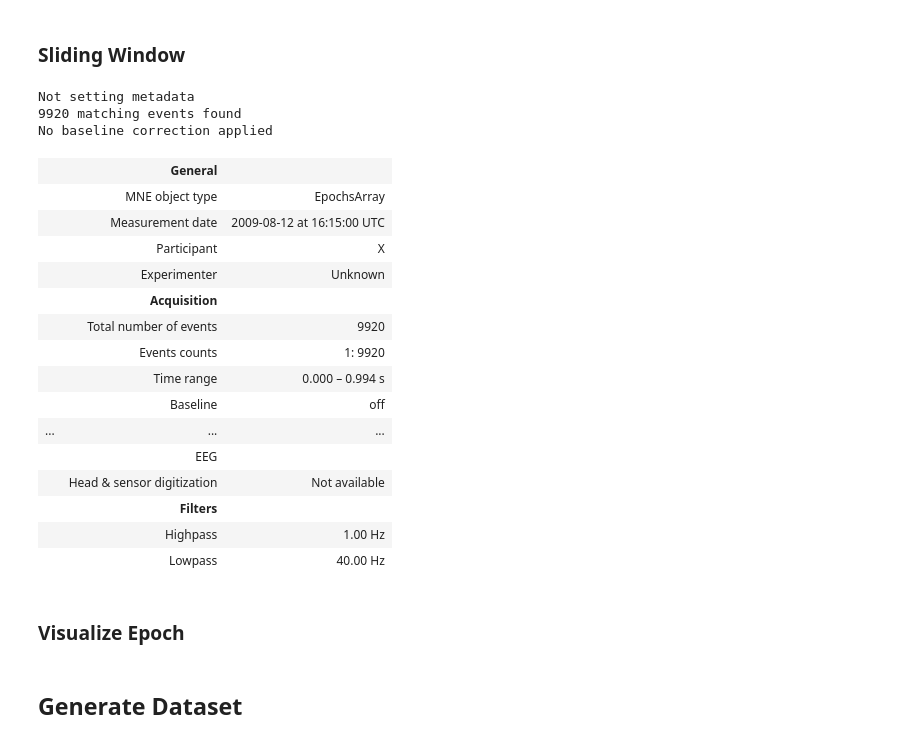
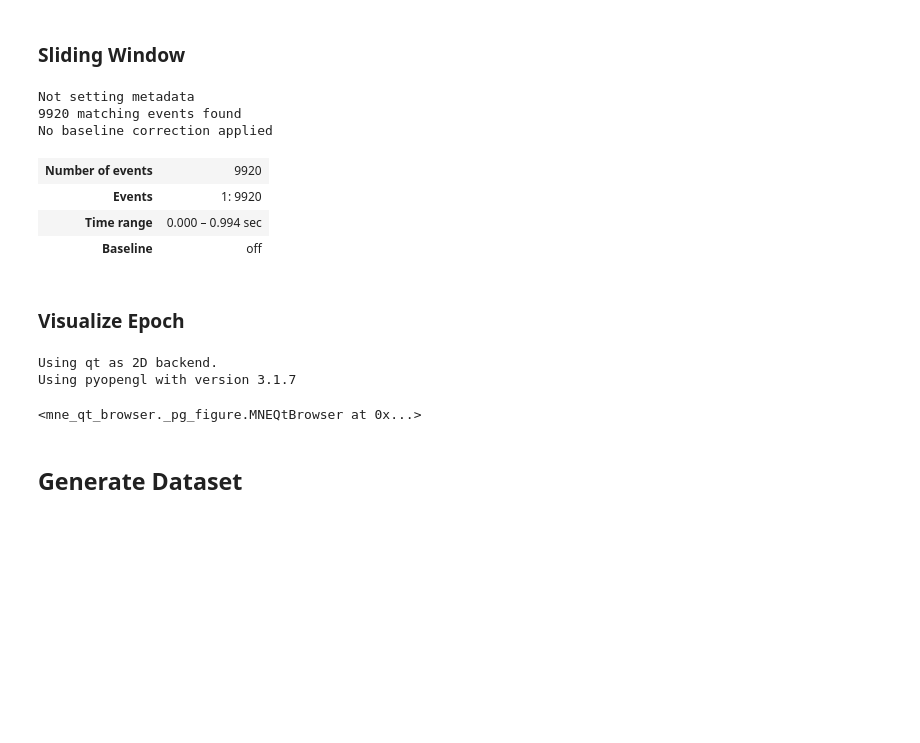
Before and after one commit to Auroruaaa/Authenticators, a Jupyter notebook: SiameseModel.ipynb, the cells around one changed output. Saved outputs shown, nothing was run; the diff lists cells and outputs as text; code cells hidden in the pictures; blank space fills up the shorter version.

```diff
--- a/SiameseModel.ipynb
+++ b/SiameseModel.ipynb
@@ -30,53 +30,46 @@ def make_sliding_epochs_with_offset(raw, duration, overlap, offset_sec=0.0):
 # %%
 def load_eeg_data(file_path):
     raw = mne.io.read_raw_edf(file_path, preload = True, verbose = False)
     raw.pick(['Oz..', 'T7..', 'Cz..'])
     raw.filter(1., 40., fir_design = 'firwin', verbose = False)
 
     T_sec = 1
     stride_sec = 4 / 160
     offset_sec = 8/160
     overlap = T_sec - stride_sec
 
     # Pass 1: no offset
     epochs1 = make_sliding_epochs_with_offset(
         raw, duration=T_sec, overlap=overlap, offset_sec=0.0
     )
 
     # Pass 2: offset_sec
     epochs2 = make_sliding_epochs_with_offset(
         raw, duration=T_sec, overlap=overlap, offset_sec=offset_sec
     )
     combined = mne.concatenate_epochs([epochs1, epochs2])
     return combined
 
-eeg_file_path = r'\Users\aabla\OneDrive\Desktop\Authenticators\files\S003\S003R03.edf'
+# eeg_file_path = r'\Users\aabla\OneDrive\Desktop\Authenticators\files\S003\S003R03.edf'
+eeg_file_path = "./files/S003/S003R03.edf"
 epochs = load_eeg_data(eeg_file_path)
 epochs
 # %% [output]
 Not setting metadata
 9920 matching events found
 No baseline correction applied
-|  | General |  |
-|  | MNE object type | EpochsArray |
-|  | Measurement date | 2009-08-12 at 16:15:00 UTC |
-|  | Participant | X |
-|  | Experimenter | Unknown |
-|  | Acquisition |  |
-|  | Total number of events | 9920 |
-|  | Events counts | 1: 9920 |
-|  | Time range | 0.000 – 0.994 s |
-|  | Baseline | off |
-| ... | ... | ... |
-|  | EEG |  |
-|  | Head & sensor digitization | Not available |
-|  | Filters |  |
-|  | Highpass | 1.00 Hz |
-|  | Lowpass | 40.00 Hz |
+| Number of events | 9920 |
+| Events | 1: 9920 |
+| Time range | 0.000 – 0.994 sec |
+| Baseline | off |
 # %% [markdown]
 ### Visualize Epoch
 # %%
 epochs.plot(n_epochs = 10, n_channels = 3, scalings = 'auto')
+# %% [output]
+Using qt as 2D backend.
+Using pyopengl with version 3.1.7
+<mne_qt_browser._pg_figure.MNEQtBrowser at 0x...>
 # %% [markdown]
 ## Generate Dataset
 # %%
```
Also changed, not shown: parts of 7 cells of this notebook, 1 other file.
